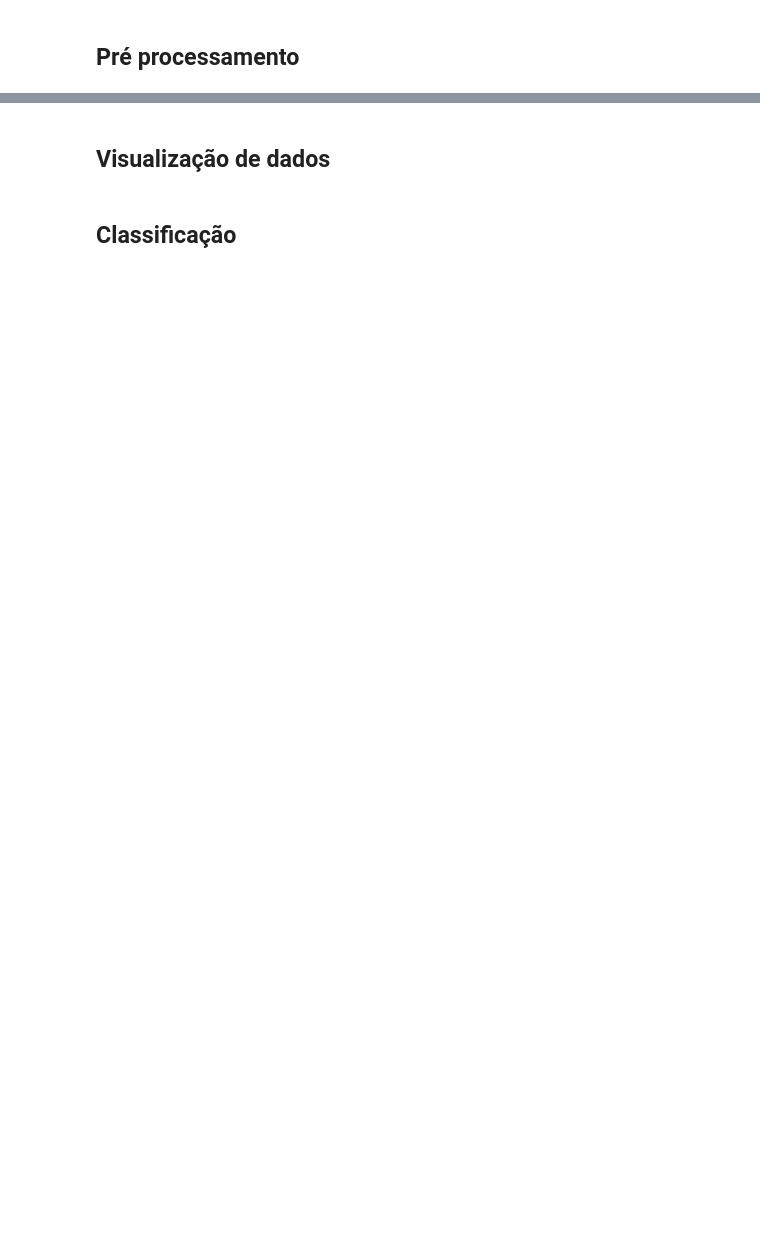
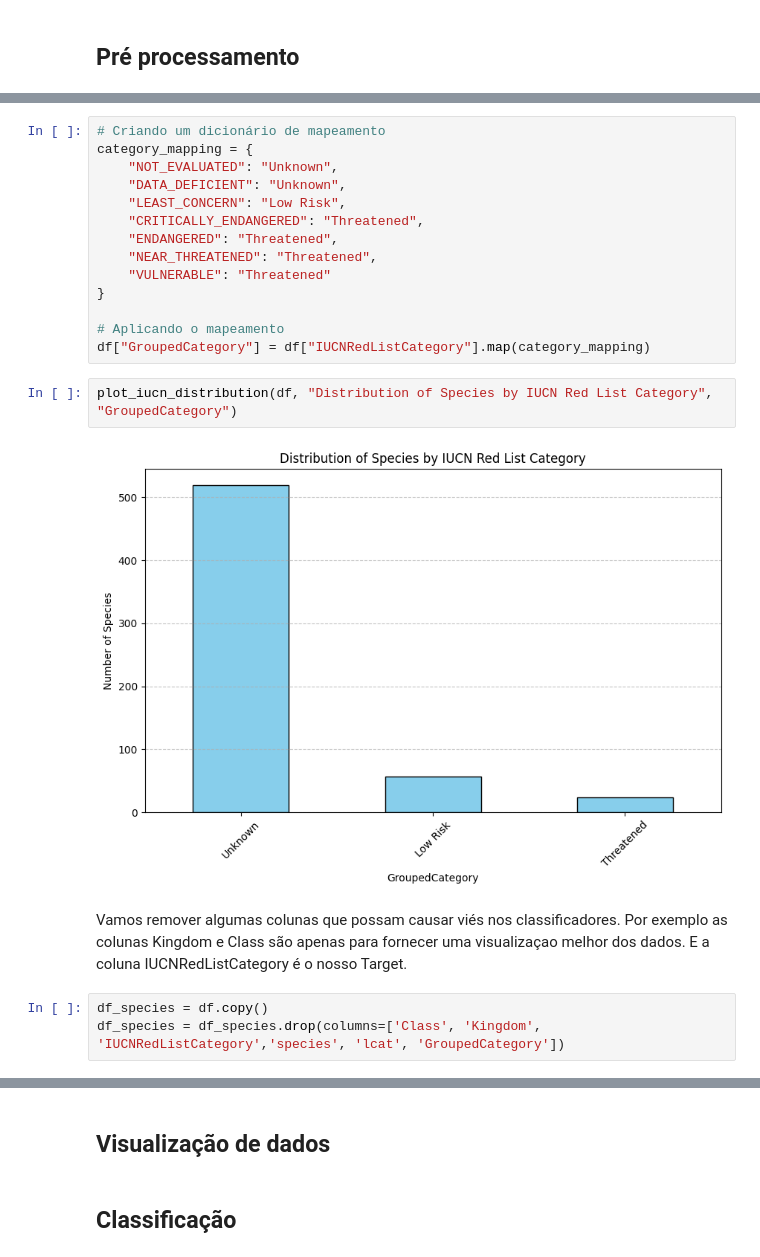
Before and after one commit to alekswheeler/global-_species_abundance_and_diversity, a Jupyter notebook: AquecimentoGlobalEAbumdanciaDeEspecies.ipynb, the cells around one changed output, grey strips where cells are left out. Cells and saved outputs as stored; diff of their text form; blank space fills up the shorter version.

```diff
--- a/AquecimentoGlobalEAbumdanciaDeEspecies.ipynb
+++ b/AquecimentoGlobalEAbumdanciaDeEspecies.ipynb
@@ -372,0 +265,23 @@ df_dbscan.info()
+# %%
+# Criando um dicionário de mapeamento
+category_mapping = {
+    "NOT_EVALUATED": "Unknown",
+    "DATA_DEFICIENT": "Unknown",
+    "LEAST_CONCERN": "Low Risk",
+    "CRITICALLY_ENDANGERED": "Threatened",
+    "ENDANGERED": "Threatened",
+    "NEAR_THREATENED": "Threatened",
+    "VULNERABLE": "Threatened"
+}
+
+# Aplicando o mapeamento
+df["GroupedCategory"] = df["IUCNRedListCategory"].map(category_mapping)
+# %%
+plot_iucn_distribution(df, "Distribution of Species by IUCN Red List Category", "GroupedCategory")
+# %% [output]
+[figure, added]
+# %% [markdown]
+Vamos remover algumas colunas que possam causar viés nos classificadores. Por exemplo as colunas Kingdom e Class são apenas para fornecer uma visualizaçao melhor dos dados. E a coluna IUCNRedListCategory é o nosso Target.
+# %%
+df_species = df.copy()
+df_species = df_species.drop(columns=['Class', 'Kingdom', 'IUCNRedListCategory','species', 'lcat', 'GroupedCategory'])
```
Also changed, not shown: parts of 24 cells of this notebook.
